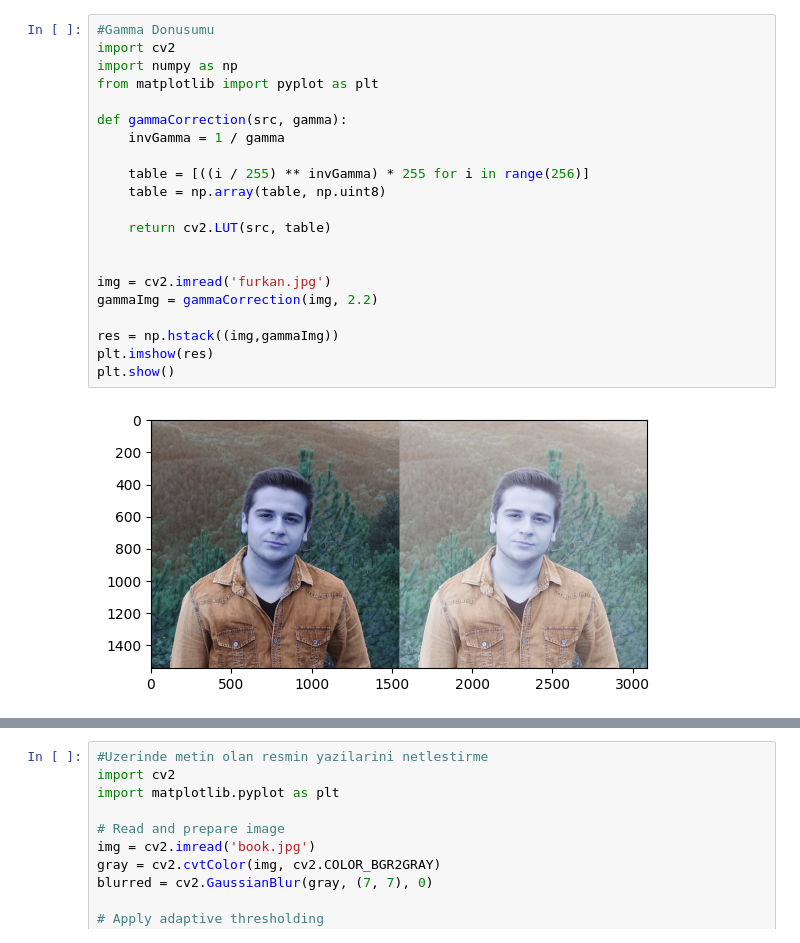
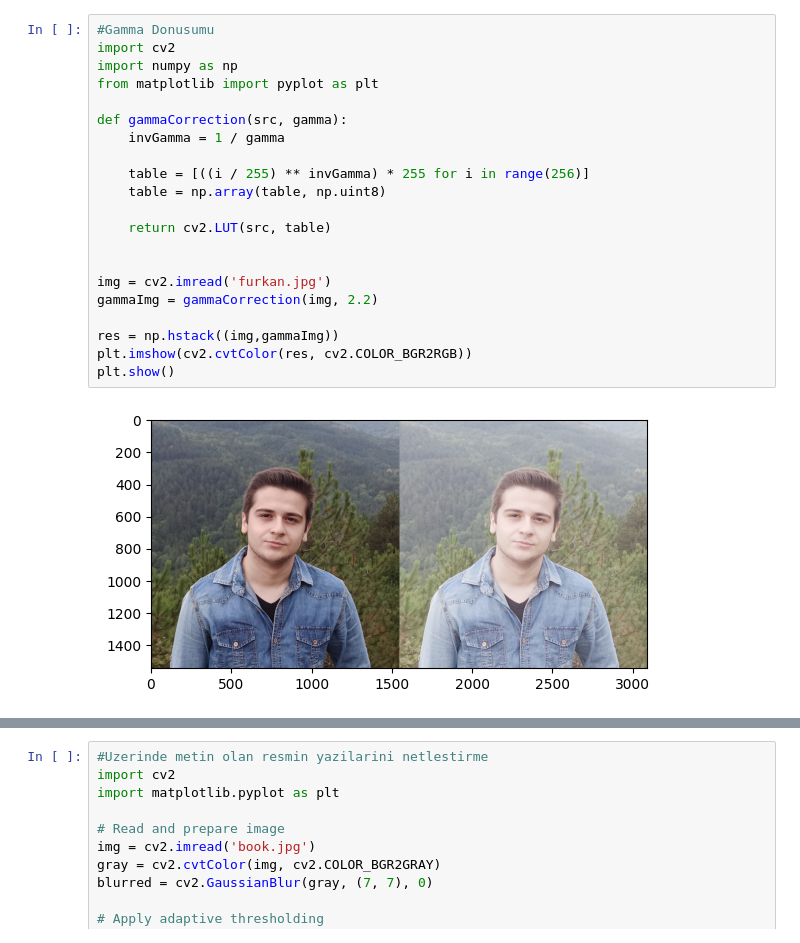
Before and after one commit to furkancemalcaliskan/opencv_image_processing, a Jupyter notebook: week_6:midterm_assignment/midterm_assignment.ipynb, the cells around one changed output, grey strips where cells are left out. Drawn from its saved outputs; the diff is of its cells as text.

```diff
--- a/week_6:midterm_assignment/midterm_assignment.ipynb
+++ b/week_6:midterm_assignment/midterm_assignment.ipynb
@@ -1,26 +1,26 @@
 # %%
 #Gamma Donusumu
 import cv2
 import numpy as np
 from matplotlib import pyplot as plt
 
 def gammaCorrection(src, gamma):
     invGamma = 1 / gamma
 
     table = [((i / 255) ** invGamma) * 255 for i in range(256)]
     table = np.array(table, np.uint8)
 
     return cv2.LUT(src, table)
 
 
 img = cv2.imread('furkan.jpg')
 gammaImg = gammaCorrection(img, 2.2)
 
 res = np.hstack((img,gammaImg))
-plt.imshow(res)
+plt.imshow(cv2.cvtColor(res, cv2.COLOR_BGR2RGB))
 plt.show()
 # %% [output]
-[figure, old version]
+[figure, new version]
 # %%
 #Logaritmik Donusum
 import cv2
```
Also changed, not shown: parts of 5 cells of this notebook, 4 other files.
